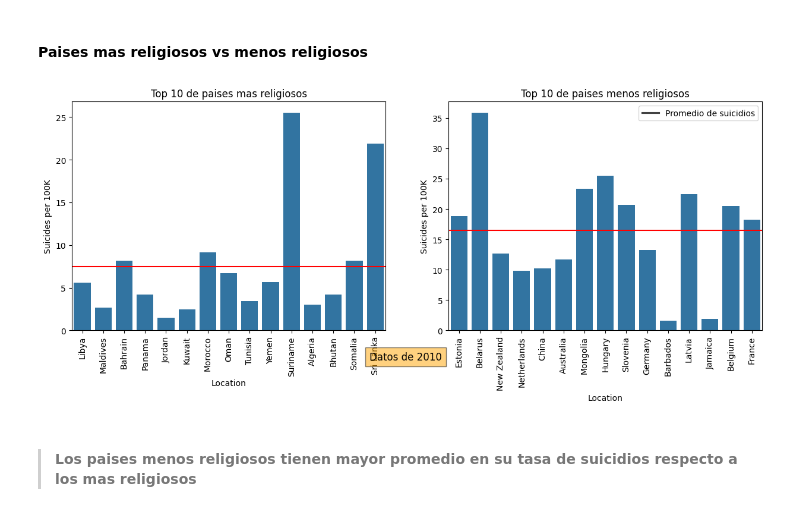
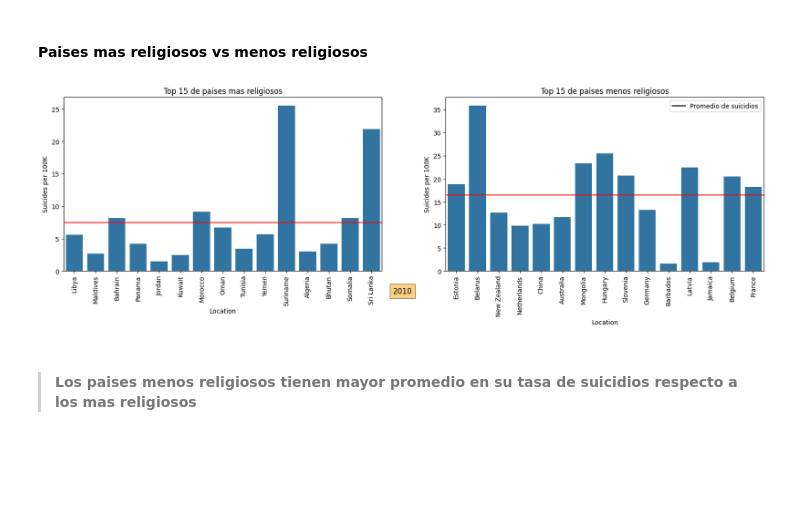
Before and after one commit to mardrouilly/Proyecto-I.C.D.-Grupo-2, a Jupyter notebook: Project_df.ipynb, the cells around one changed output. Drawn from its saved outputs; the diff is of its cells as text; code cells hidden in the pictures; blank space fills up the shorter version.

```diff
--- a/Project_df.ipynb
+++ b/Project_df.ipynb
@@ -232,30 +232,30 @@ suicidios_religion_2010.sample(15)
 # %%
 #Seleccionamos top 10 de paises mas religiosos
 top_10_religiosos = suicidios_religion_2010.sort_values(by="Religious %", ascending=False).head(15)
 #Seleccionamos top 10 de paises menos religiosos
 top_10_no_religiosos = suicidios_religion_2010.sort_values(by="Religious %", ascending=True).head(15)
 #Sacamos el promedio de suicidios por cada 100mil habitantes de ambos grupos
 promedio_religiosos = top_10_religiosos["Suicides per 100K"].mean()
 promedio_no_religiosos = top_10_no_religiosos["Suicides per 100K"].mean()
 
 #Los comparamos en un grafico de barras
-plt.figure(figsize=(15,5))
+plt.figure(figsize=(20,5))
 plt.subplot(1,2,1)
-plt.title("Top 10 de paises mas religiosos")
+plt.title("Top 15 de paises mas religiosos")
 sns.barplot(data=top_10_religiosos, x="Location", y="Suicides per 100K")
 plt.xticks(rotation=90)
 plt.axhline(promedio_religiosos, color="red")
 plt.subplot(1,2,2)
-plt.title("Top 10 de paises menos religiosos")
+plt.title("Top 15 de paises menos religiosos")
 sns.barplot(data=top_10_no_religiosos, x="Location", y="Suicides per 100K")
 plt.xticks(rotation=90)
 plt.axhline(promedio_no_religiosos, color="red")
 plt.legend(labels=["Promedio de suicidios"])
 #Agregamos una descripcion que aclare que son datos de 2010
-plt.figtext(0.5, 0.01, "Datos de 2010", ha="center", fontsize=12, bbox={"facecolor":"orange", "alpha":0.5, "pad":5})
+plt.figtext(0.5, 0.01, "2010", ha="center", fontsize=12, bbox={"facecolor":"orange", "alpha":0.5, "pad":5})
 plt.show()
 # %% [output]
-[figure, old version]
+[figure, new version]
 # %% [markdown]
 >
 > #### Los paises menos religiosos tienen mayor promedio en su tasa de suicidios respecto a los mas religiosos
```
Also changed, not shown: parts of 6 cells of this notebook.
